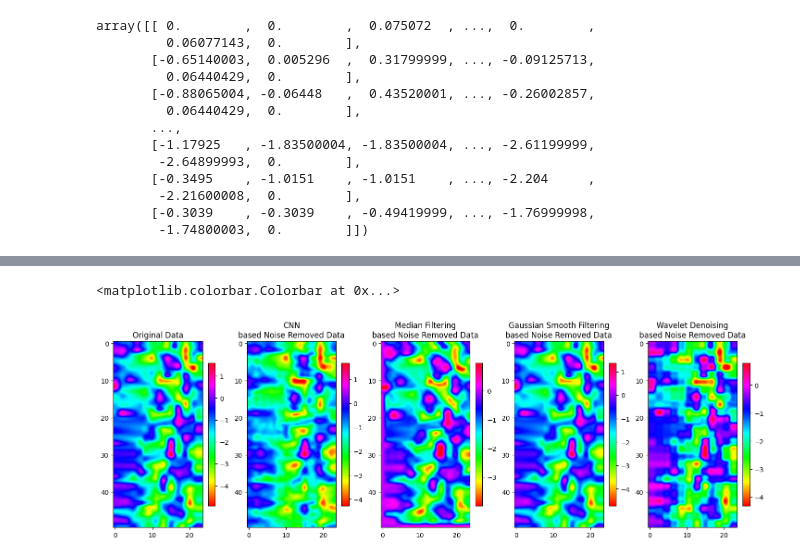
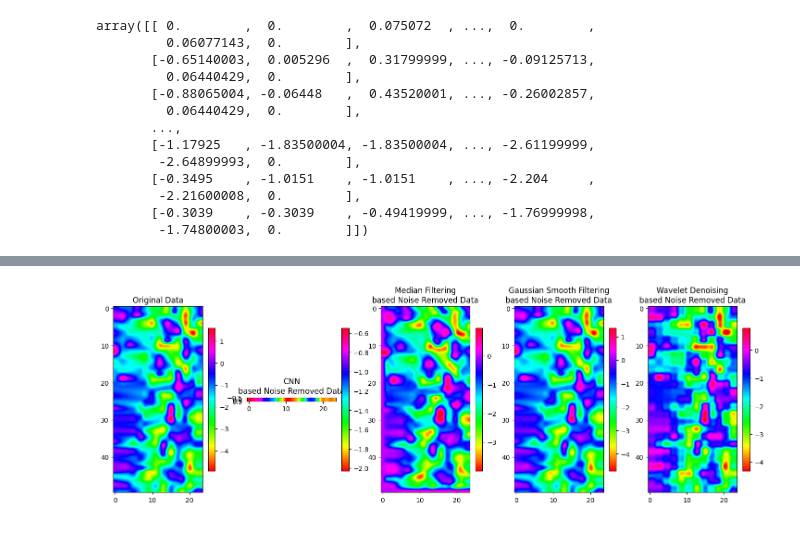
Before and after one commit to MuhammadOsmanFarooqui/msc-thesis, a Jupyter notebook: magnetic-noiseremoval.ipynb, the cells around one changed output, grey strips where cells are left out. Cells and saved outputs as stored; diff of their text form; code cells hidden in the pictures.

Commit message:
Updated magnetic niseremoval notebook

```diff
--- a/magnetic-noiseremoval.ipynb
+++ b/magnetic-noiseremoval.ipynb
@@ -6,7 +4,7 @@ import matplotlib.pyplot as plt
 import pandas as pd
 from sklearn.model_selection import train_test_split
 from numpy import random
-f = open("mag_derv.grd", "r")
+f = open("/content/mag_derv_(1).grd", "r")
 a = f.read()
 z1 =a.split("\n")
 cs =[]
@@ -235,0 +488,12 @@ denoised_img = denoise_wavelet(np.array(data), sigma=0.5, rescale_sigma=True)
+# %%
+# Example grid data
+denoised_data = np.random.rand(24, 50)  # Example 10x10 grid data, replace with your actual data
+
+# Plot grid data
+plt.figure(figsize=(8, 6))
+plt.imshow(denoised_data.T, cmap='hsv', origin='lower', interpolation="spline36")
+plt.colorbar(label='Value')
+plt.title('Grid Data')
+plt.xlabel('X-distance(m)')
+plt.ylabel('Y-distacne(m)')
+plt.show()
@@ -235,0 +590,19 @@ denoised_img = denoise_wavelet(np.array(data), sigma=0.5, rescale_sigma=True)
+# %%
+import matplotlib.pyplot as plt
+
+# Assuming `data` is your 2D array of image data
+fig, ax = plt.subplots(figsize=(10, 6))
+
+# Plot the image
+a = ax.imshow(denoised_img.T, cmap="hsv", interpolation="spline36")
+ax.set_title("Wavelet Denoising\nbased Noise Removed Data")
+
+# Add color bar
+cbar = fig.colorbar(a, ax=ax, shrink=0.9)  # Specify the axis for the color bar
+# Add label to color bar
+cbar.set_label('Magnetic Vertical Gradient Anomaly (nT/m)', rotation=270, labelpad=20)  # Adjust label properties as needed
+
+plt.xlabel('X_distance(m)')
+plt.ylabel('Y_distance(m)')
+
+plt.show()
@@ -236,25 +611,26 @@ denoised_img = denoise_wavelet(np.array(data), sigma=0.5, rescale_sigma=True)
 # %%
 fig,ax = plt.subplots(nrows=1,ncols=5,figsize=(18,20))
 a = ax[0].imshow(data.T,cmap="hsv",interpolation="spline36")
 ax[0].set_title("Original Data")
 fig.colorbar(a, shrink=0.2)
 
 b = ax[1].imshow(denoised_data.T,cmap="hsv",interpolation="spline36")
-ax[1].set_title("CNN\nbased Noise Removed Data")
+ax[1].set_title("CNN\based Noise Removed Data")
 fig.colorbar(b, shrink=0.2)
 
 c = ax[2].imshow(removed_noise.T,cmap="hsv",interpolation="spline36")
 ax[2].set_title("Median Filtering\nbased Noise Removed Data")
 fig.colorbar(c, shrink=0.2)
 
 
 d = ax[3].imshow(img.T,cmap="hsv",interpolation="spline36")
 ax[3].set_title("Gaussian Smooth Filtering\nbased Noise Removed Data")
 fig.colorbar(d, shrink=0.2)
 
 e = ax[4].imshow(denoised_img.T,cmap="hsv",interpolation="spline36")
 ax[4].set_title("Wavelet Denoising\nbased Noise Removed Data")
 fig.colorbar(e, shrink=0.2)
+# Add label to color bar
+cbar.set_label('Magnetic Vertical Gradient Anomaly', rotation=270, labelpad=20)  # Adjust label properties as needed
 # %% [output]
-<matplotlib.colorbar.Colorbar at 0x...>
-[figure, old version]
+[figure, new version]
```
Also changed, not shown: parts of 29 cells of this notebook.
